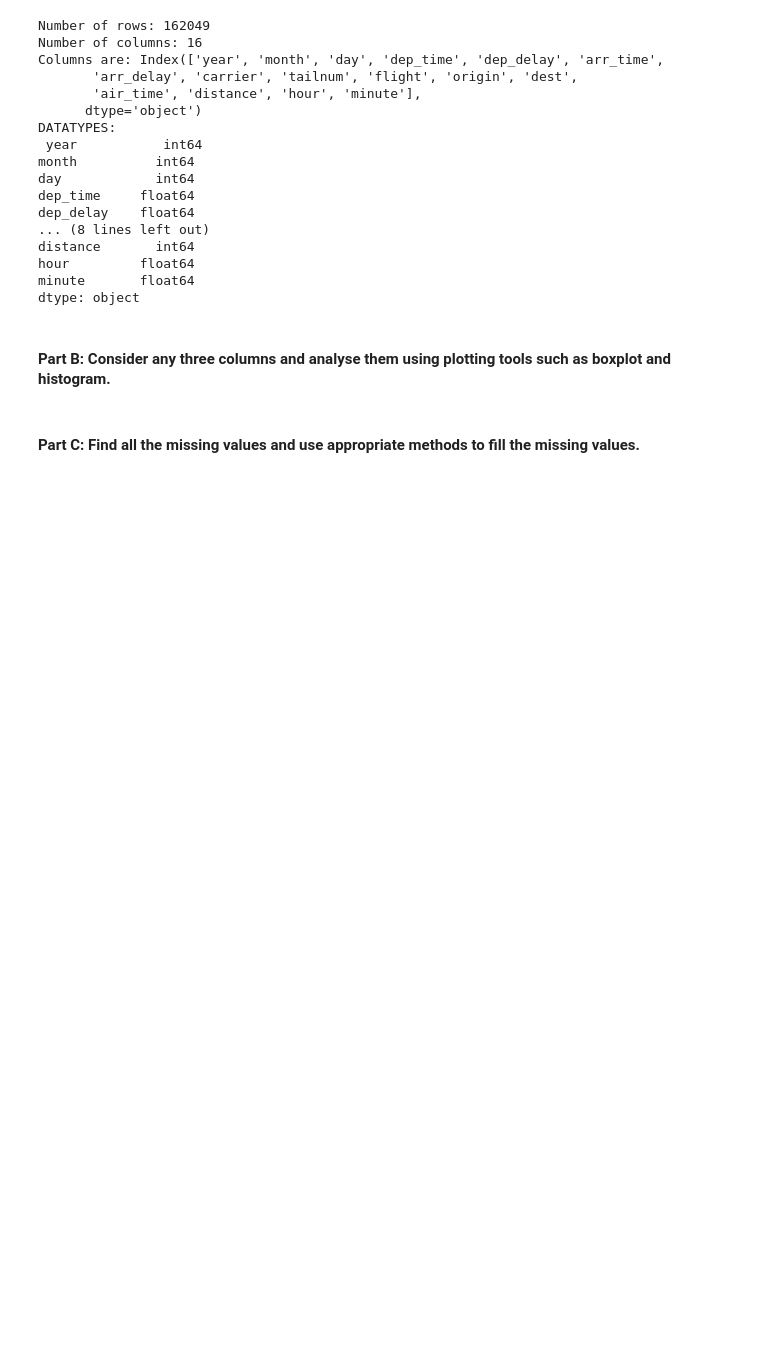
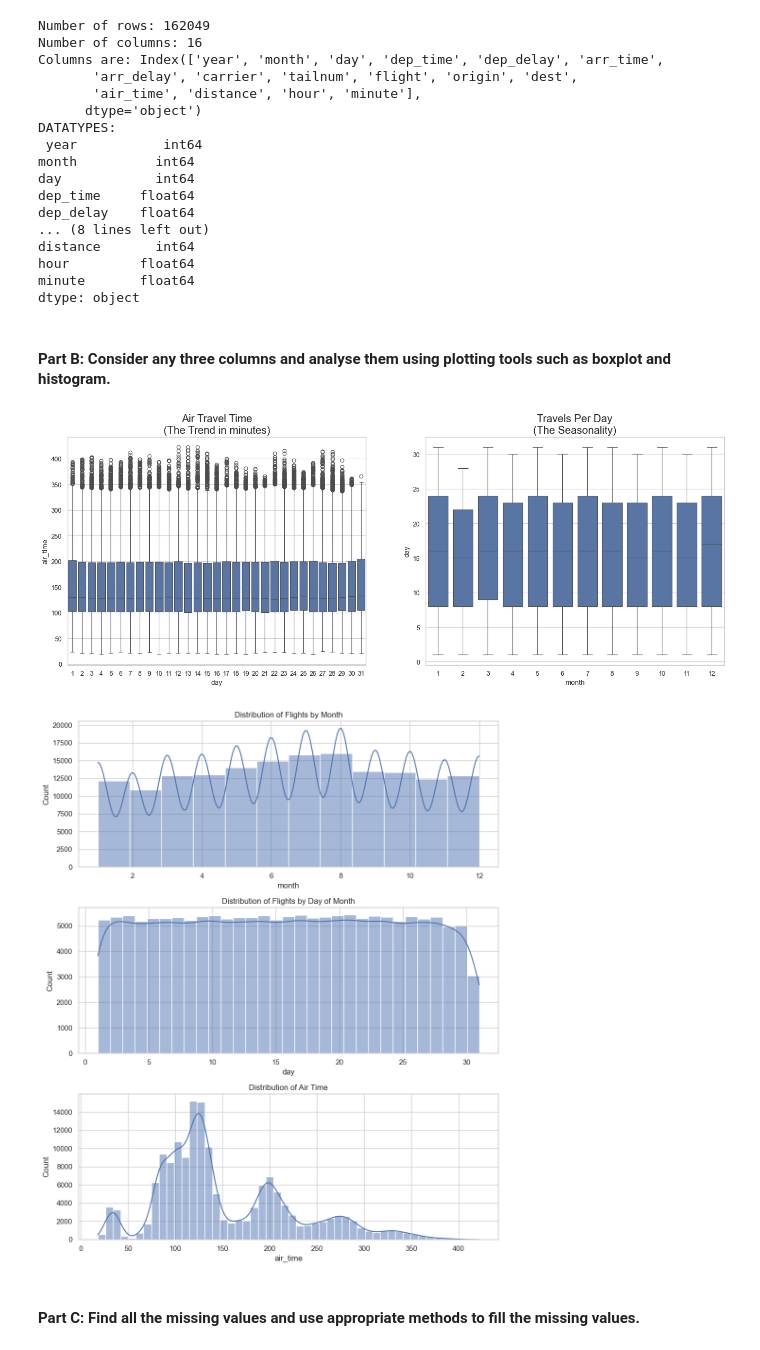
Before and after one commit to FarsanBaloo/DVA256, a Jupyter notebook: EXERCISE3/Exercise 3.ipynb, the cells around one changed output. Cells and saved outputs as stored; diff of their text form; code cells hidden in the pictures; blank space fills up the shorter version.

```diff
--- a/EXERCISE3/Exercise 3.ipynb
+++ b/EXERCISE3/Exercise 3.ipynb
@@ -1301,3 +1322,56 @@ dtype: object
+# %%
+# Two basic but important plotting tools are boxplot and histogram.
+# These two plots help not only to visualize data but to understand better the distribution of data.
+# Consider any three interesting columns to look at and better understand the data.
+
+
+################################
+#  Create boxplots for columns #
+#  INSERT YOUR CODE BELOW.     #
+################################
+
+fig, axes = plt.subplots(1, 2, figsize=(20,7), dpi= 80)
+sns.boxplot(x='day', y='air_time', data=df, ax=axes[0])
+sns.boxplot(x='month', y='day', data=df.loc[~df.year.isin([1991, 2008]), :])
+
+axes[0].set_title('Air Travel Time\n(The Trend in minutes)', fontsize=18);
+axes[1].set_title('Travels Per Day\n(The Seasonality)', fontsize=18)
+plt.show()
+
+
+#################################
+#  Create histogram for columns #
+#  INSERT YOUR CODE BELOW.      #
+#################################
+
+# Set the style of seaborn
+sns.set(style="whitegrid")
+
+# Create a figure and axes
+fig, axes = plt.subplots(3, 1, figsize=(10, 12))
+
+# Plot histograms for each column
+sns.histplot(data=df, x='month', bins=12, ax=axes[0], kde=True)
+axes[0].set_title('Distribution of Flights by Month')
+
+sns.histplot(data=df, x='day', bins=31, ax=axes[1], kde=True)
+axes[1].set_title('Distribution of Flights by Day of Month')
+
+sns.histplot(data=df, x='air_time', bins=50, ax=axes[2], kde=True)
+axes[2].set_title('Distribution of Air Time')
+
+# Adjust layout
+plt.tight_layout()
+
+# Show the plot
+plt.show()
+
+
+#sns.histplot(df[x: 'day',y:'air_time'], kde=True)
+#plt.show()
+# %% [output]
+[figure, added]
+[figure, added]
 # %% [markdown]
 #### <strong>Part C:</strong> Find all the missing values and use appropriate methods to fill the missing values.
 # %%
```
Also changed, not shown: parts of 23 cells of this notebook, 4 other files.
